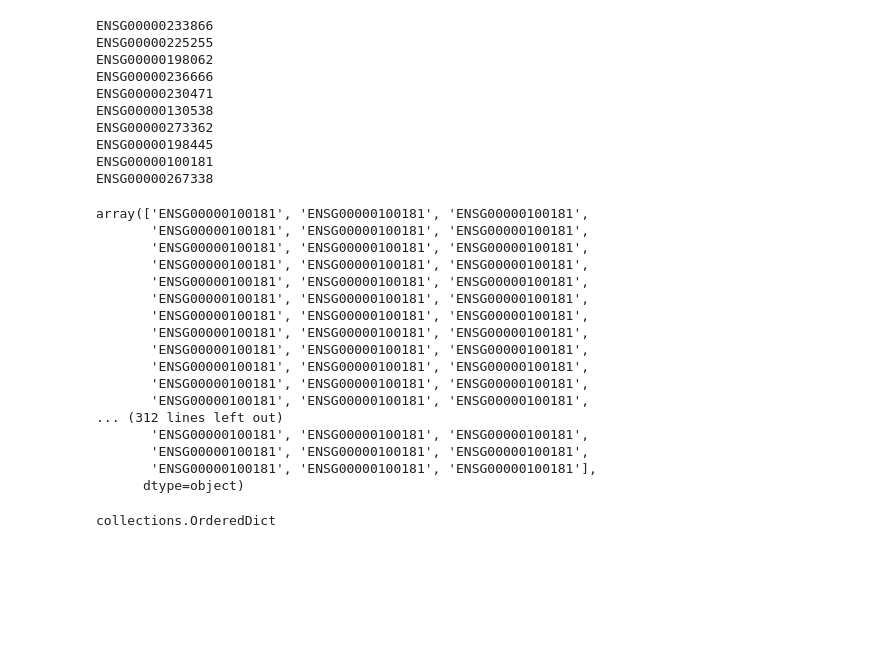
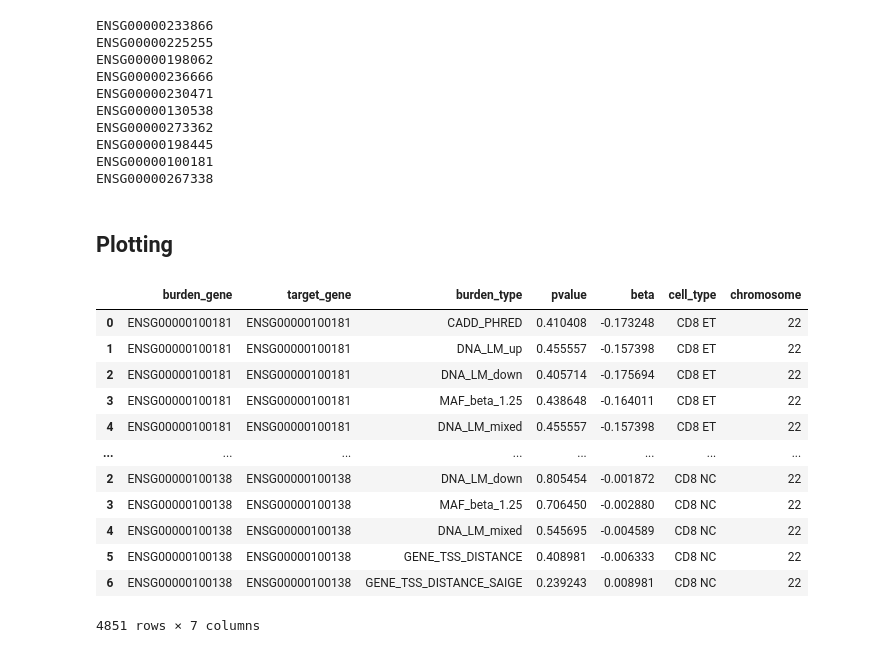
Before and after one commit to theislab/cellink, a Jupyter notebook: docs/notebooks/burden_testing_mai.ipynb, the cells around one changed output. Drawn from its saved outputs; the diff is of its cells as text; code cells hidden in the pictures; blank space fills up the shorter version.

```diff
--- a/docs/notebooks/burden_testing_mai.ipynb
+++ b/docs/notebooks/burden_testing_mai.ipynb
@@ -793,30 +816,26 @@ ENSG00000273362
 ENSG00000198445
 ENSG00000100181
 ENSG00000267338
-# %%
-burden_gene="ENSG00000100181" #ENSG00000237438
-gdata.uns["gene_burdens"]["Geneid"].values
-# %% [output]
-array(['ENSG00000100181', 'ENSG00000100181', 'ENSG00000100181',
-       'ENSG00000100181', 'ENSG00000100181', 'ENSG00000100181',
-       'ENSG00000100181', 'ENSG00000100181', 'ENSG00000100181',
-       'ENSG00000100181', 'ENSG00000100181', 'ENSG00000100181',
-       'ENSG00000100181', 'ENSG00000100181', 'ENSG00000100181',
-       'ENSG00000100181', 'ENSG00000100181', 'ENSG00000100181',
-       'ENSG00000100181', 'ENSG00000100181', 'ENSG00000100181',
-       'ENSG00000100181', 'ENSG00000100181', 'ENSG00000100181',
-       'ENSG00000100181', 'ENSG00000100181', 'ENSG00000100181',
-       'ENSG00000100181', 'ENSG00000100181', 'ENSG00000100181',
-       'ENSG00000100181', 'ENSG00000100181', 'ENSG00000100181',
-       'ENSG00000100181', 'ENSG00000100181', 'ENSG00000100181',
-... (312 lines left out)
-       'ENSG00000100181', 'ENSG00000100181', 'ENSG00000100181',
-       'ENSG00000100181', 'ENSG00000100181', 'ENSG00000100181',
-       'ENSG00000100181', 'ENSG00000100181', 'ENSG00000100181'],
-      dtype=object)
 # %%
 gdata.uns["gene_burdens"]
-# %%
-type(gdata.uns)
-# %% [output]
-collections.OrderedDict
+# %% [markdown]
+## Plotting
+# %%
+result_500_path = base_data_dir / "output/association/chr22_all_results_test_500_genes.pkl"
+# %%
+result_500 = pd.read_pickle(result_500_path)
+result_500
+# %% [output]
+|  | burden_gene | target_gene | burden_type | pvalue | beta | cell_type | chromosome |
+| 0 | ENSG00000100181 | ENSG00000100181 | CADD_PHRED | 0.410408 | -0.173248 | CD8 ET | 22 |
+| 1 | ENSG00000100181 | ENSG00000100181 | DNA_LM_up | 0.455557 | -0.157398 | CD8 ET | 22 |
+| 2 | ENSG00000100181 | ENSG00000100181 | DNA_LM_down | 0.405714 | -0.175694 | CD8 ET | 22 |
+| 3 | ENSG00000100181 | ENSG00000100181 | MAF_beta_1.25 | 0.438648 | -0.164011 | CD8 ET | 22 |
+| 4 | ENSG00000100181 | ENSG00000100181 | DNA_LM_mixed | 0.455557 | -0.157398 | CD8 ET | 22 |
+| ... | ... | ... | ... | ... | ... | ... | ... |
+| 2 | ENSG00000100138 | ENSG00000100138 | DNA_LM_down | 0.805454 | -0.001872 | CD8 NC | 22 |
+| 3 | ENSG00000100138 | ENSG00000100138 | MAF_beta_1.25 | 0.706450 | -0.002880 | CD8 NC | 22 |
+| 4 | ENSG00000100138 | ENSG00000100138 | DNA_LM_mixed | 0.545695 | -0.004589 | CD8 NC | 22 |
+| 5 | ENSG00000100138 | ENSG00000100138 | GENE_TSS_DISTANCE | 0.408981 | -0.006333 | CD8 NC | 22 |
+| 6 | ENSG00000100138 | ENSG00000100138 | GENE_TSS_DISTANCE_SAIGE | 0.239243 | 0.008981 | CD8 NC | 22 |
+4851 rows × 7 columns
```
Also changed, not shown: parts of 15 cells of this notebook, 1 other file.
